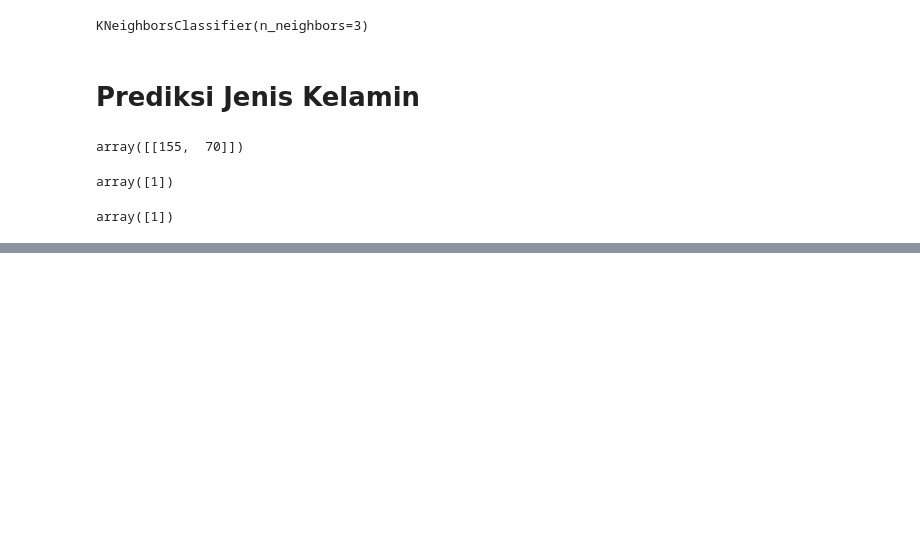
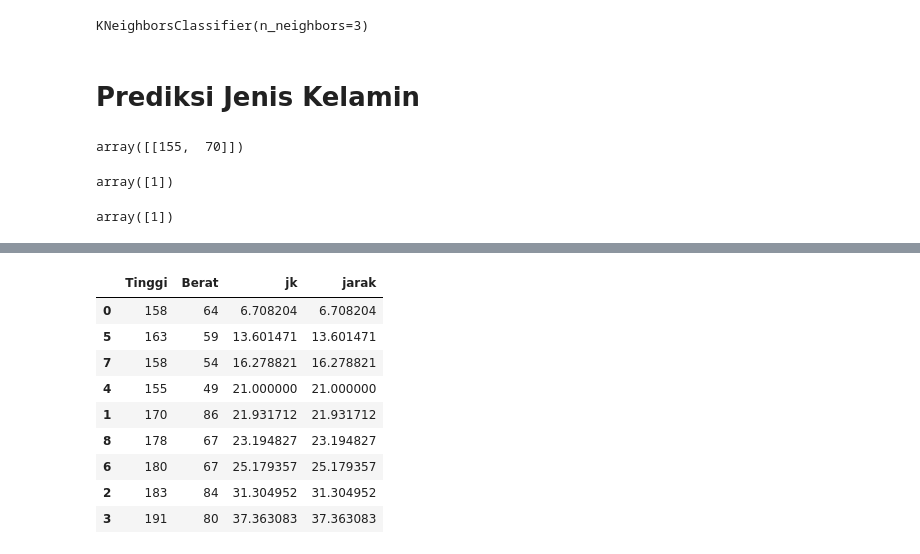
Before and after one commit to Rizki-132/Allmateri, a Jupyter notebook: CLASIFICATION_KNN_K_Nearest_Neighbours.ipynb, the cells around one changed output, grey strips where cells are left out. Drawn from its saved outputs; the diff is of its cells as text; code cells hidden in the pictures; blank space fills up the shorter version.

```diff
--- a/CLASIFICATION_KNN_K_Nearest_Neighbours.ipynb
+++ b/CLASIFICATION_KNN_K_Nearest_Neighbours.ipynb
@@ -121,0 +163,5 @@ array([1])
+# %%
+from scipy.spatial.distance import euclidean
+
+data_jarak = [euclidean(misterius, d) for d in X_train]
+data_jarak
@@ -121,0 +178,14 @@ array([1])
+# %%
+sensus_df['jarak'] = data_jarak
+sensus_df.sort_values(['jarak'])
+# %% [output]
+|  | Tinggi | Berat | jk | jarak |
+| 0 | 158 | 64 | 6.708204 | 6.708204 |
+| 5 | 163 | 59 | 13.601471 | 13.601471 |
+| 7 | 158 | 54 | 16.278821 | 16.278821 |
+| 4 | 155 | 49 | 21.000000 | 21.000000 |
+| 1 | 170 | 86 | 21.931712 | 21.931712 |
+| 8 | 178 | 67 | 23.194827 | 23.194827 |
+| 6 | 180 | 67 | 25.179357 | 25.179357 |
+| 2 | 183 | 84 | 31.304952 | 31.304952 |
+| 3 | 191 | 80 | 37.363083 | 37.363083 |
```
Also changed, not shown: parts of 7 cells of this notebook.
